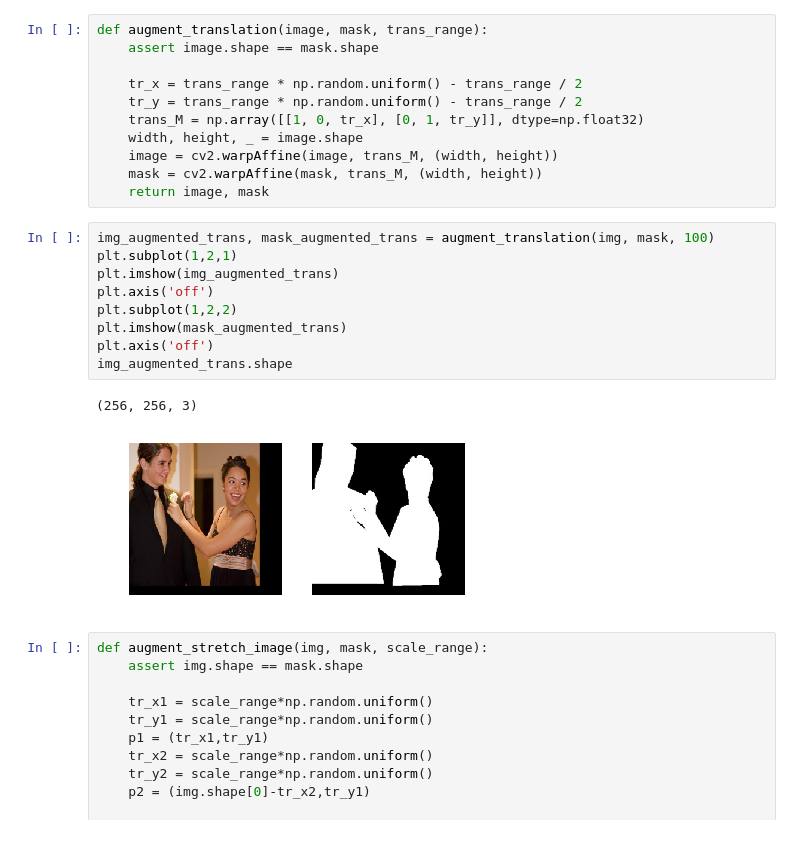
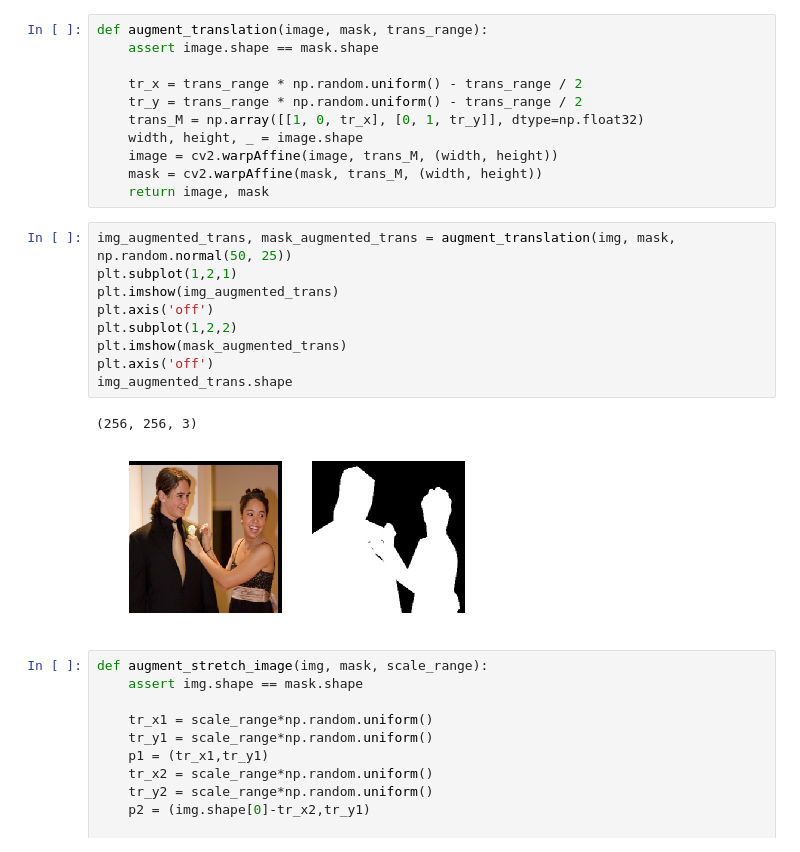
Before and after one commit to zakmatt/background_erasing, a Jupyter notebook: utils/data_augmentation.ipynb, the cells around one changed output. Cells and saved outputs as stored; diff of their text form.

Commit message:
extend augmentation methods, write tests

```diff
--- a/utils/data_augmentation.ipynb
+++ b/utils/data_augmentation.ipynb
@@ -54,17 +54,17 @@ def augment_translation(image, mask, trans_range):
     mask = cv2.warpAffine(mask, trans_M, (width, height))
     return image, mask
 # %%
-img_augmented_trans, mask_augmented_trans = augment_translation(img, mask, 100)
+img_augmented_trans, mask_augmented_trans = augment_translation(img, mask, np.random.normal(50, 25))
 plt.subplot(1,2,1)
 plt.imshow(img_augmented_trans)
 plt.axis('off')
 plt.subplot(1,2,2)
 plt.imshow(mask_augmented_trans)
 plt.axis('off')
 img_augmented_trans.shape
 # %% [output]
 (256, 256, 3)
-[figure, old version]
+[figure, new version]
 # %%
 def augment_stretch_image(img, mask, scale_range):
     assert img.shape == mask.shape
```
Also changed, not shown: parts of 5 cells of this notebook, 2 other files.
